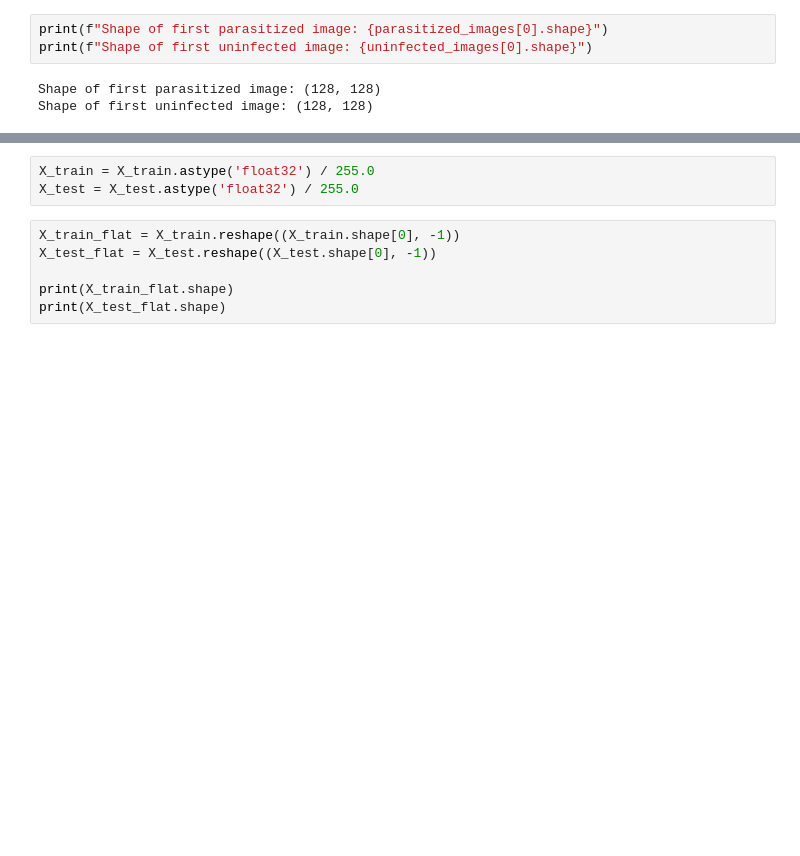
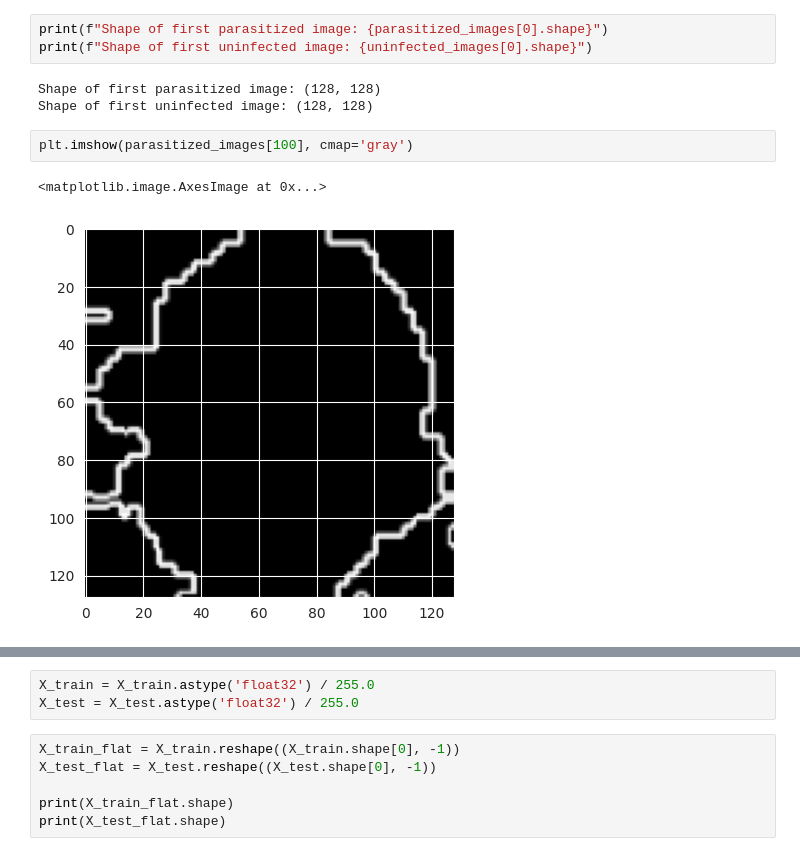
Before and after one commit to gustavoteixeirah/dataset-celulas-malaria, a Jupyter notebook: RandomForest.ipynb, the cells around one changed output, grey strips where cells are left out. Drawn from its saved outputs; the diff is of its cells as text; blank space fills up the shorter version.

```diff
--- a/RandomForest.ipynb
+++ b/RandomForest.ipynb
@@ -79,6 +105,11 @@ print(f"Shape of first uninfected image: {uninfected_images[0].shape}")
 # %% [output]
 Shape of first parasitized image: (128, 128)
 Shape of first uninfected image: (128, 128)
+# %%
+plt.imshow(parasitized_images[100], cmap='gray')
+# %% [output]
+<matplotlib.image.AxesImage at 0x...>
+[figure, added]
 # %%
 import numpy as np
 
```
Also changed, not shown: parts of 11 cells of this notebook, 3 other files.
